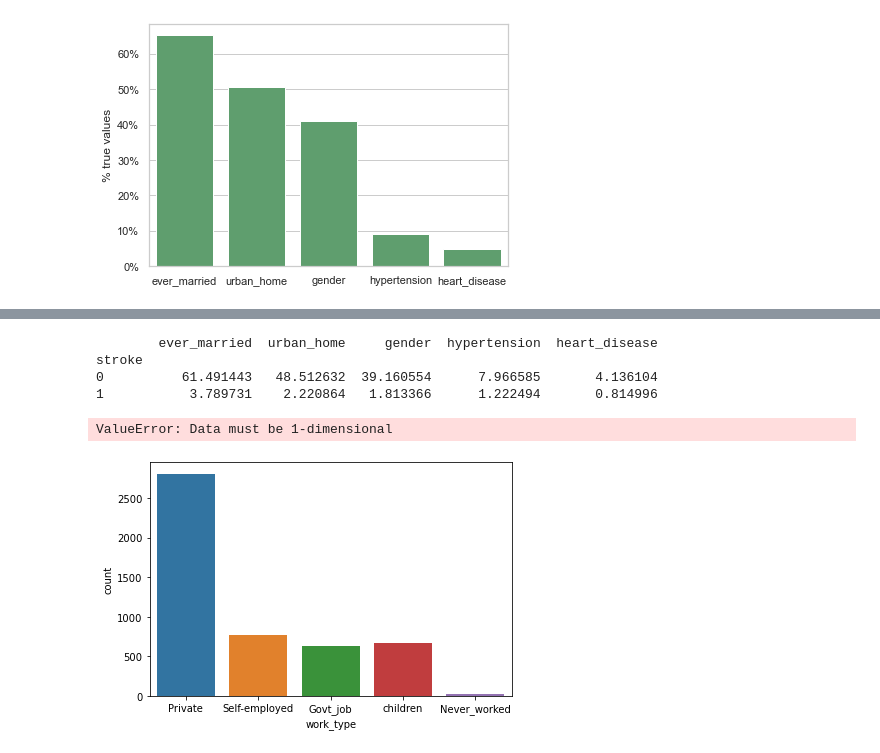
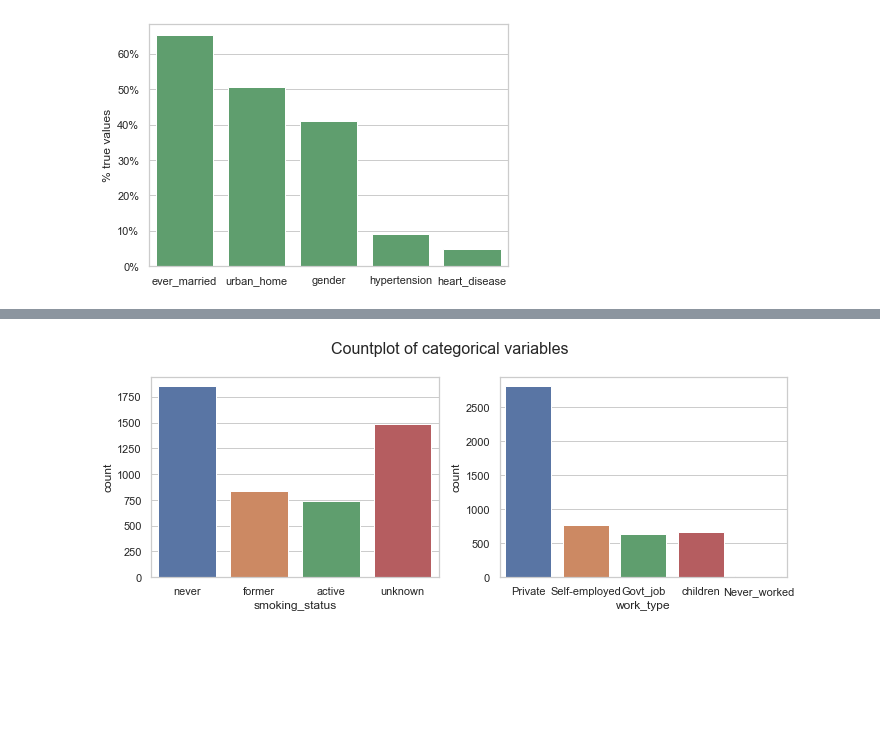
Before and after one commit to sddiener/Comparison-of-Decision-Tree-and-KNN-for-Stroke-Prediction, a Jupyter notebook: Preprocessing stroke.ipynb, the cells around one changed output, grey strips where cells are left out. Cells and saved outputs as stored; diff of their text form; code cells hidden in the pictures; blank space fills up the shorter version.

```diff
--- a/Preprocessing stroke.ipynb
+++ b/Preprocessing stroke.ipynb
@@ -110,16 +99,11 @@ IndexError: iloc cannot enlarge its target object
-# %%
-binary_perc =
-print(binary_perc)
-sns.barplot(x=binary_perc.columns, y=binary_perc.values, hue=binary_perc.index, color='g')
-# %% [output]
-        ever_married  urban_home     gender  hypertension  heart_disease
-stroke
-0          61.491443   48.512632  39.160554      7.966585       4.136104
-1           3.789731    2.220864   1.813366      1.222494       0.814996
-ValueError: Data must be 1-dimensional
-# %%
-sns.countplot(x='work_type', data=data)
-plt.tight_layout()
-plt.show()
-# %% [output]
-[figure, removed]
+# %%
+# plot barplot of all categorical columns
+fig, axs = plt.subplots(1, 2, figsize=(10,4))
+sns.countplot(x='smoking_status', data=cat_vars, ax=axs[0], order=['never smoked', 'formerly smoked', 'smokes', 'Unknown'])
+axs[0].set_xticklabels(['never', 'former', 'active', 'unknown'])
+sns.countplot(x='work_type', data=cat_vars, ax=axs[1])
+fig.suptitle('Countplot of categorical variables', fontsize=16)
+plt.tight_layout()
+plt.show()
+# %% [output]
+[figure, added]
```
Also changed, not shown: parts of 2 cells of this notebook.
